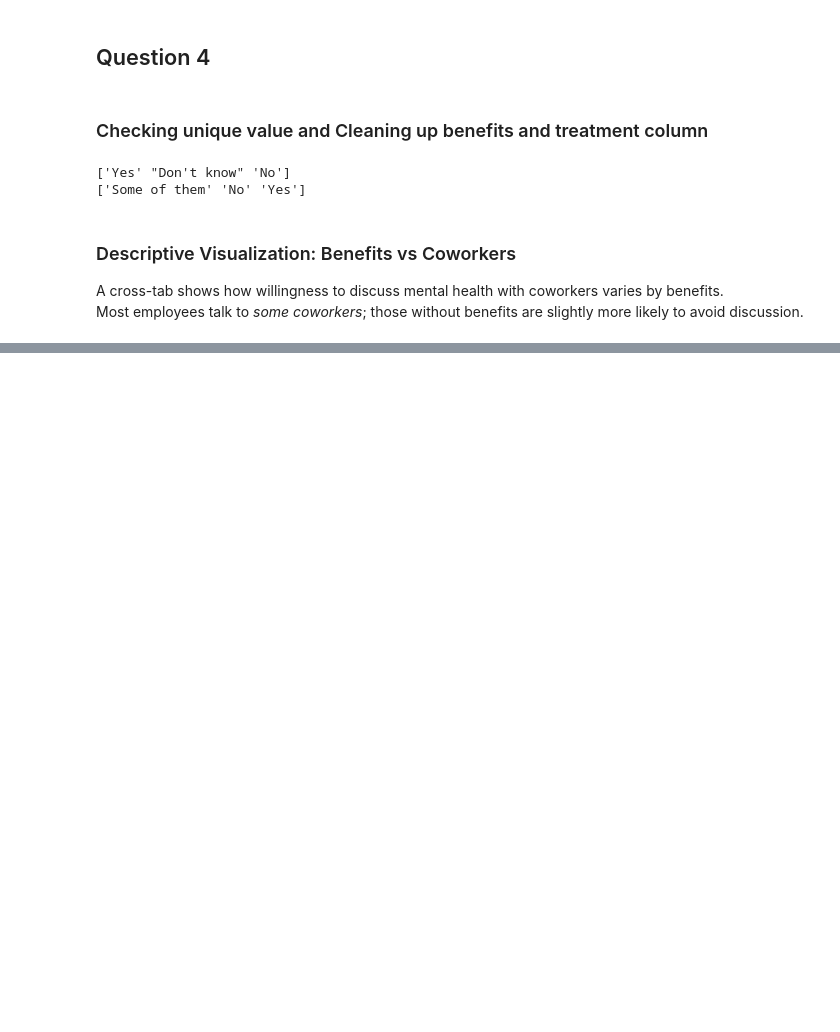
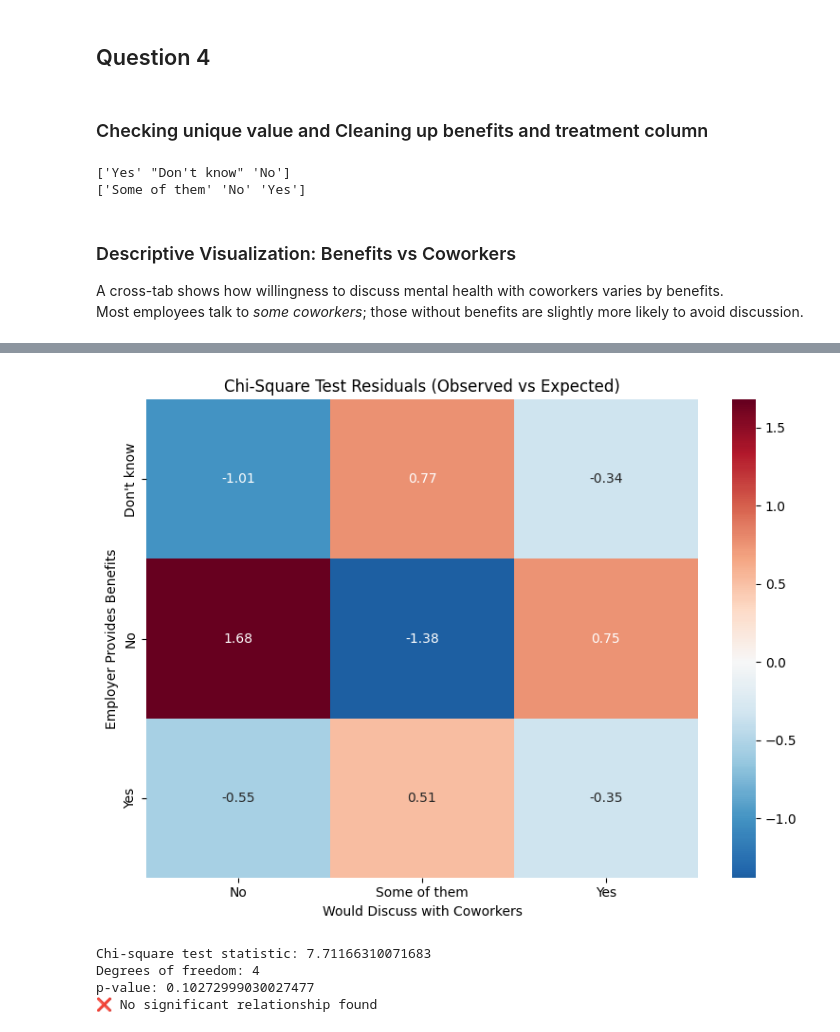
Before and after one commit to edmundlemon/mental_health_data_analysis, a Jupyter notebook: assignment.ipynb, the cells around one changed output, grey strips where cells are left out. Drawn from its saved outputs; the diff is of its cells as text; code cells hidden in the pictures; blank space fills up the shorter version.

```diff
--- a/assignment.ipynb
+++ b/assignment.ipynb
@@ -371,0 +385,36 @@ Yes         0.194969      0.633124  0.171908
+# %%
+observed = contingency
+expected_df = pd.DataFrame(expected,
+                           index=observed.index,
+                           columns=observed.columns)
+
+residuals = (observed - expected_df) / expected_df**0.5
+
+plt.figure(figsize=(8,6))
+sns.heatmap(residuals, annot=True, cmap="RdBu_r", center=0, fmt=".2f")
+plt.title("Chi-Square Test Residuals (Observed vs Expected)")
+plt.xlabel("Would Discuss with Coworkers")
+plt.ylabel("Employer Provides Benefits")
+plt.tight_layout()
+plt.show()
+# %% [output]
+[figure, added]
+# %%
+from scipy.stats import chi2_contingency
+
+contingency = pd.crosstab(df2["benefits"], df2["coworkers"])
+chi2, p, dof, expected = chi2_contingency(contingency)
+
+print("Chi-square test statistic:", chi2)
+print("Degrees of freedom:", dof)
+print("p-value:", p)
+
+if p < 0.05:
+    print("✅ Significant relationship: Benefits are associated with openness about mental health at work")
+else:
+    print("❌ No significant relationship found")
+# %% [output]
+Chi-square test statistic: 7.71166310071683
+Degrees of freedom: 4
+p-value: 0.10272999030027477
+❌ No significant relationship found
```
Also changed, not shown: parts of 1 cell of this notebook.
